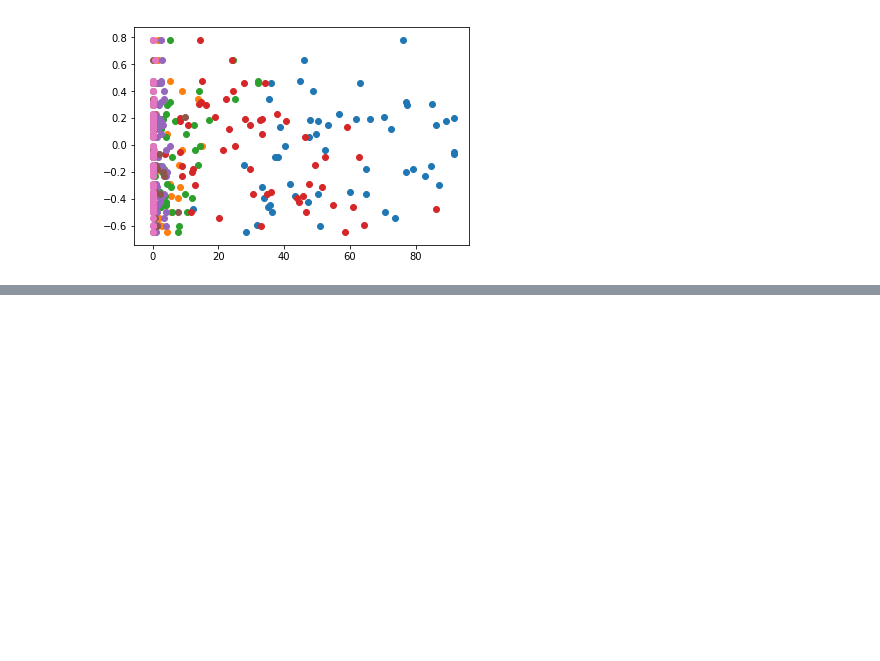
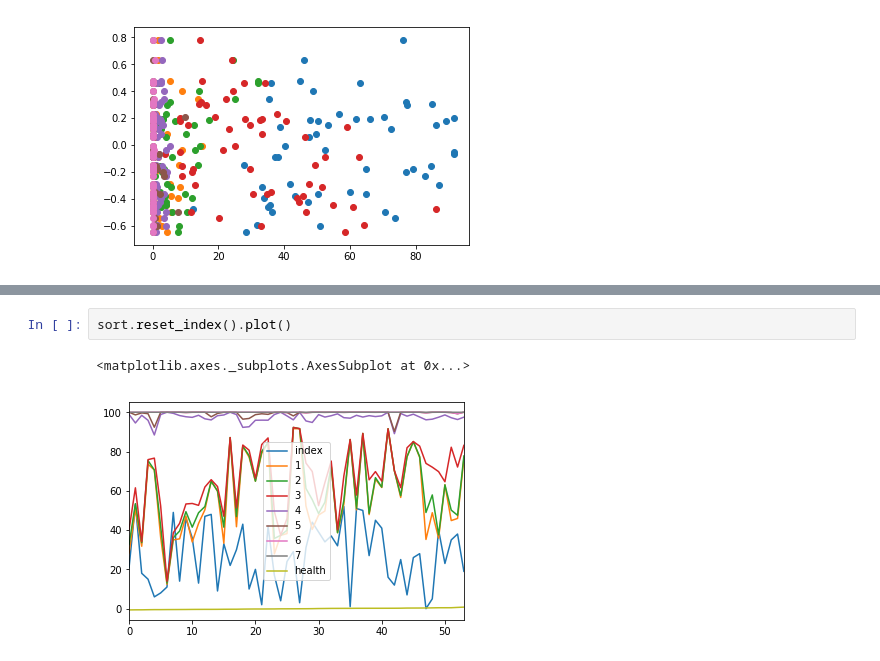
Before and after one commit to Jesse-mk/COGS108_Repo, a Jupyter notebook: SD_hpiscore_map.ipynb, the cells around one changed output, grey strips where cells are left out. Saved outputs shown, nothing was run; the diff lists cells and outputs as text; blank space fills up the shorter version.

```diff
--- a/SD_hpiscore_map.ipynb
+++ b/SD_hpiscore_map.ipynb
@@ -360,0 +390,5 @@ plt.scatter(group["pacificisl_pct"], group["hpi2score"])
+# %%
+sort.reset_index().plot()
+# %% [output]
+<matplotlib.axes._subplots.AxesSubplot at 0x...>
+[figure, added]
```
Also changed, not shown: parts of 12 cells of this notebook.
